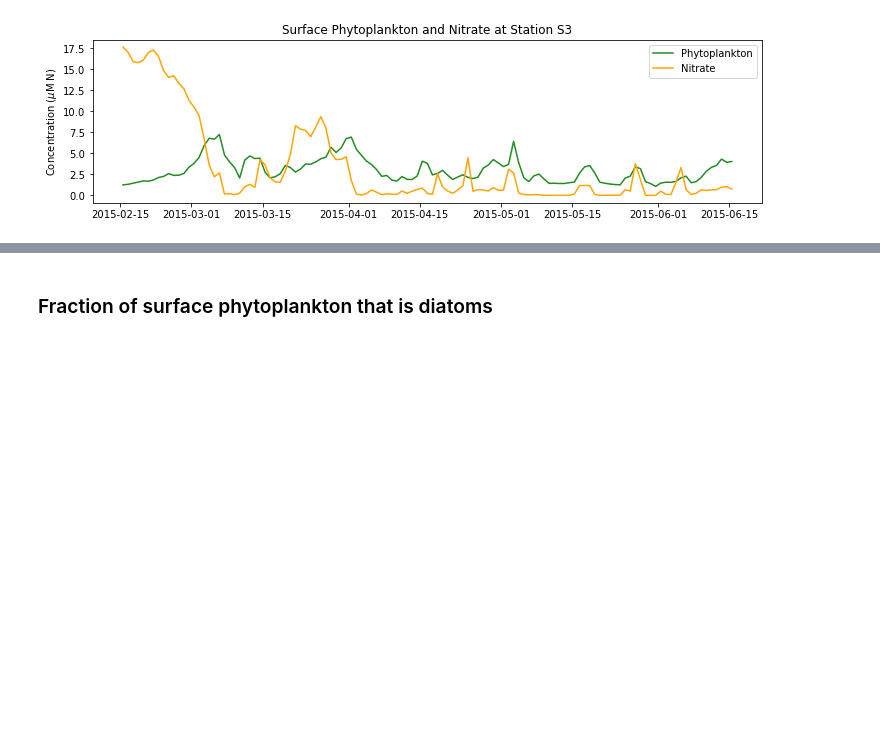
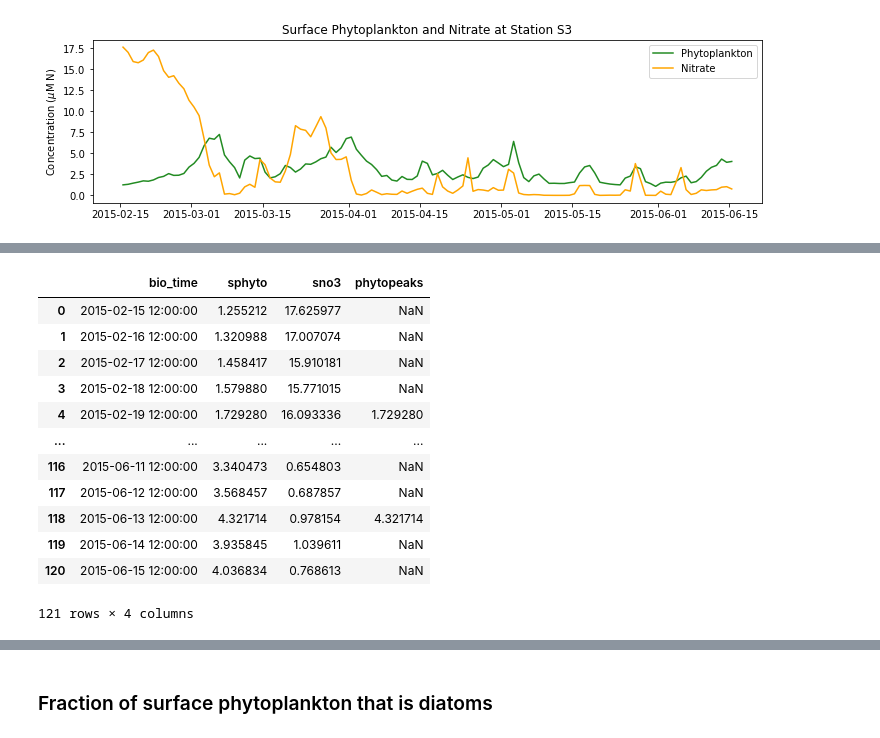
Before and after one commit to SalishSeaCast/Analysis-Aline, a Jupyter notebook: notebooks/Bloom_Timing/2015_S3_PhytoBloomTiming.ipynb, the cells around one changed output, grey strips where cells are left out. Cells and saved outputs as stored; diff of their text form; code cells hidden in the pictures; blank space fills up the shorter version.

```diff
--- a/notebooks/Bloom_Timing/2015_S3_PhytoBloomTiming.ipynb
+++ b/notebooks/Bloom_Timing/2015_S3_PhytoBloomTiming.ipynb
@@ -140,0 +265,18 @@ Text(0.5, 1.0, 'Surface Phytoplankton and Nitrate at Station S3')
+# %%
+# to find all the peaks
+df['phytopeaks'] = df.sphyto[(df.sphyto.shift(1) < df.sphyto) & (df.sphyto.shift(-1) < df.sphyto)]
+df
+# %% [output]
+|  | bio_time | sphyto | sno3 | phytopeaks |
+| 0 | 2015-02-15 12:00:00 | 1.255212 | 17.625977 | NaN |
+| 1 | 2015-02-16 12:00:00 | 1.320988 | 17.007074 | NaN |
+| 2 | 2015-02-17 12:00:00 | 1.458417 | 15.910181 | NaN |
+| 3 | 2015-02-18 12:00:00 | 1.579880 | 15.771015 | NaN |
+| 4 | 2015-02-19 12:00:00 | 1.729280 | 16.093336 | 1.729280 |
+| ... | ... | ... | ... | ... |
+| 116 | 2015-06-11 12:00:00 | 3.340473 | 0.654803 | NaN |
+| 117 | 2015-06-12 12:00:00 | 3.568457 | 0.687857 | NaN |
+| 118 | 2015-06-13 12:00:00 | 4.321714 | 0.978154 | 4.321714 |
+| 119 | 2015-06-14 12:00:00 | 3.935845 | 1.039611 | NaN |
+| 120 | 2015-06-15 12:00:00 | 4.036834 | 0.768613 | NaN |
+121 rows × 4 columns
```
Also changed, not shown: parts of 25 cells of this notebook.
